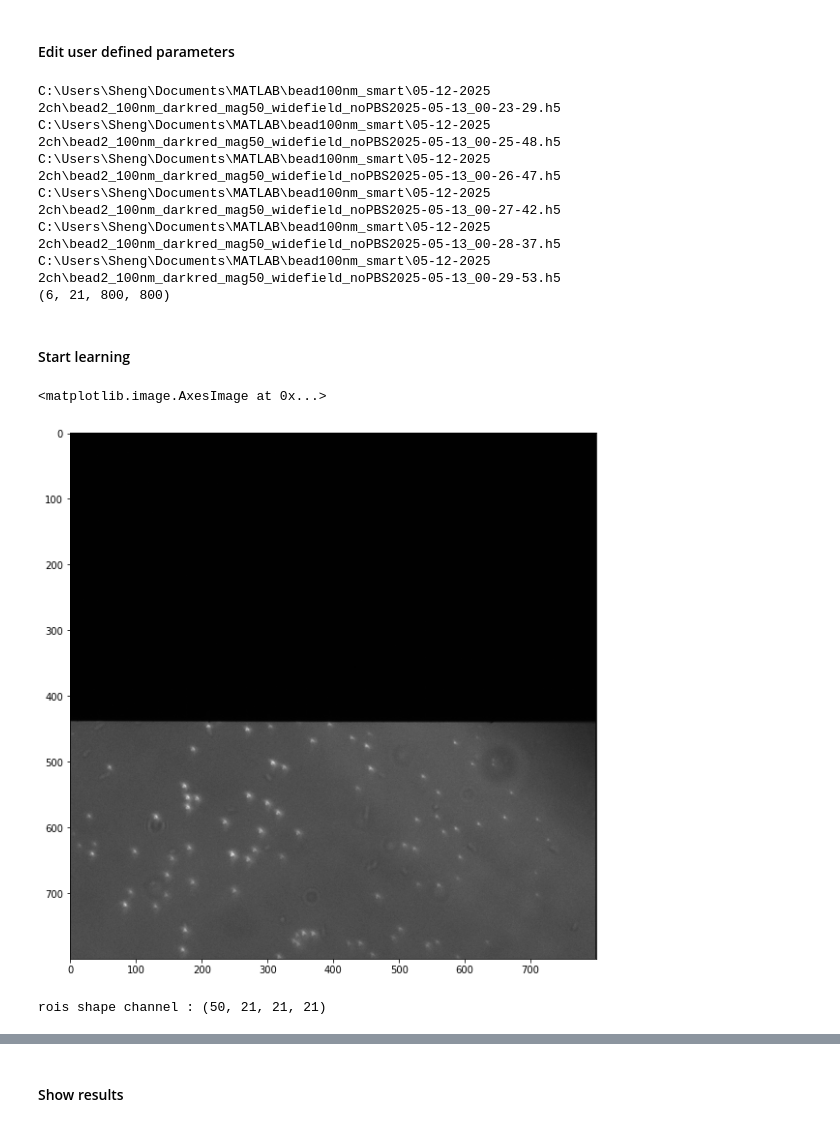
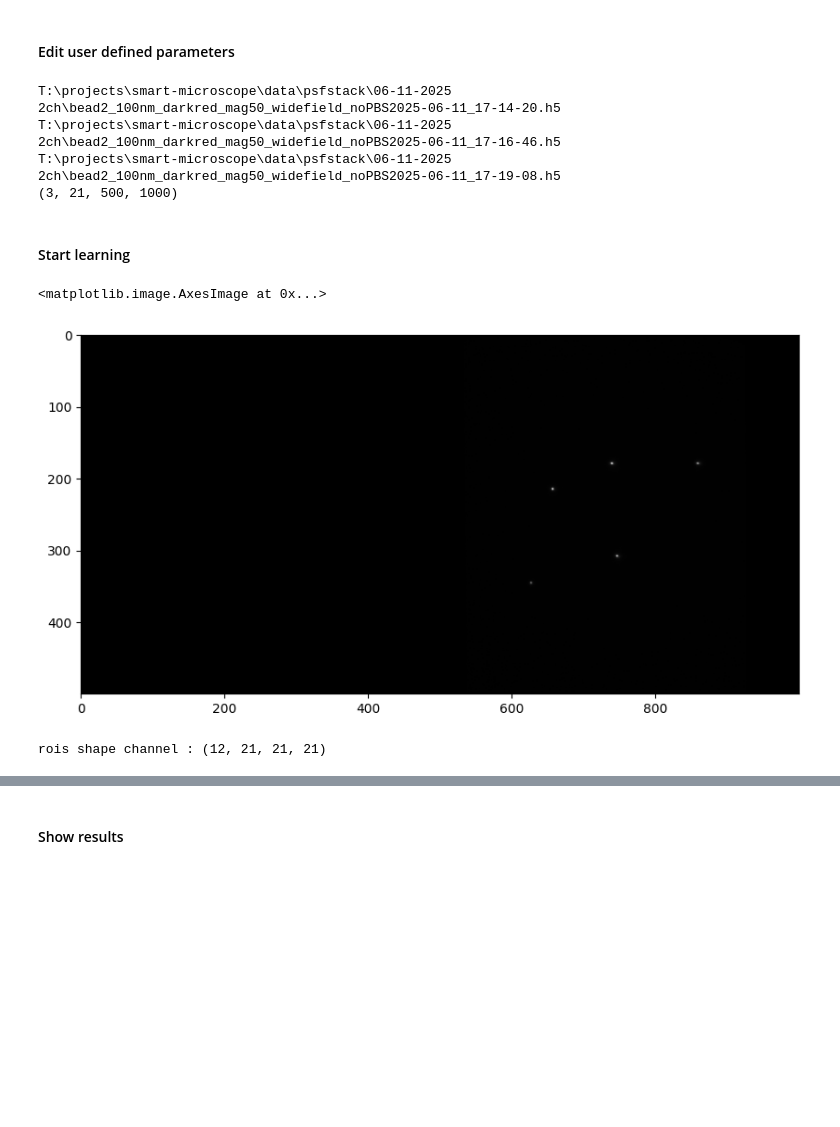
Before and after one commit to ries-lab/uiPSF, a Jupyter notebook: dev_fig/demo_beadPSF_1ch_smart.ipynb, the cells around one changed output, grey strips where cells are left out. Cells and saved outputs as stored; diff of their text form; code cells hidden in the pictures; blank space fills up the shorter version.

Commit message:
update smart tirf yaml file

```diff
--- a/dev_fig/demo_beadPSF_1ch_smart.ipynb
+++ b/dev_fig/demo_beadPSF_1ch_smart.ipynb
@@ -34,7 +34,7 @@ L.param = io.param.combine('config_base',psftype='zernike',channeltype='1ch',sys
 # %% [markdown]
 #### Edit user defined parameters
 # %%
-L.param.datapath = r'C:\Users\Sheng\Documents\MATLAB\bead100nm_smart\05-12-2025 2ch/'
+L.param.datapath = r'T:\projects\smart-microscope\data\psfstack\06-11-2025 2ch/'
 L.param.keyword = 'bead2_100nm_darkred_mag50_widefield_noPBS' # keyword for your data file
 L.param.savename = L.param.datapath+'result/' + L.param.keyword
 L.param.subfolder = '' # keyword for subfolder name if each data file is saved in a individual folder, set to '' if no subfolder
@@ -51,31 +51,28 @@ L.param.PSFtype = 'zernike_vector'
 # %%
 images = L.load_data()
 # %% [output]
-C:\Users\Sheng\Documents\MATLAB\bead100nm_smart\05-12-2025 2ch\bead2_100nm_darkred_mag50_widefield_noPBS2025-05-13_00-23-29.h5
-C:\Users\Sheng\Documents\MATLAB\bead100nm_smart\05-12-2025 2ch\bead2_100nm_darkred_mag50_widefield_noPBS2025-05-13_00-25-48.h5
-C:\Users\Sheng\Documents\MATLAB\bead100nm_smart\05-12-2025 2ch\bead2_100nm_darkred_mag50_widefield_noPBS2025-05-13_00-26-47.h5
-C:\Users\Sheng\Documents\MATLAB\bead100nm_smart\05-12-2025 2ch\bead2_100nm_darkred_mag50_widefield_noPBS2025-05-13_00-27-42.h5
-C:\Users\Sheng\Documents\MATLAB\bead100nm_smart\05-12-2025 2ch\bead2_100nm_darkred_mag50_widefield_noPBS2025-05-13_00-28-37.h5
-C:\Users\Sheng\Documents\MATLAB\bead100nm_smart\05-12-2025 2ch\bead2_100nm_darkred_mag50_widefield_noPBS2025-05-13_00-29-53.h5
-(6, 21, 800, 800)
+T:\projects\smart-microscope\data\psfstack\06-11-2025 2ch\bead2_100nm_darkred_mag50_widefield_noPBS2025-06-11_17-14-20.h5
+T:\projects\smart-microscope\data\psfstack\06-11-2025 2ch\bead2_100nm_darkred_mag50_widefield_noPBS2025-06-11_17-16-46.h5
+T:\projects\smart-microscope\data\psfstack\06-11-2025 2ch\bead2_100nm_darkred_mag50_widefield_noPBS2025-06-11_17-19-08.h5
+(3, 21, 500, 1000)
 # %% [markdown]
 #### Start learning
 # %%
 plt.figure(figsize=(10, 10))
-plt.imshow(images[1][2], cmap='gray')
+plt.imshow(images[0][2], cmap='gray')
 # %% [output]
 <matplotlib.image.AxesImage at 0x...>
-[figure, old version]
+[figure, new version]
 # %%
 L.getpsfclass()
 L.param.roi.peak_height = 0.5
 L.param.roi.roi_size = [21,21]
-L.param.FOV.y_center = 620
-L.param.FOV.x_center = 220
-L.param.FOV.radius = 200
+L.param.FOV.y_center = 250
+L.param.FOV.x_center = 700
+L.param.FOV.radius = 300
 dataobj = L.prep_data(images)
 # %% [output]
-rois shape channel : (50, 21, 21, 21)
+rois shape channel : (12, 21, 21, 21)
 # %%
 #images = L.load_data()
 #L.getpsfclass()
```
Also changed, not shown: parts of 7 cells of this notebook, 3 other files.
